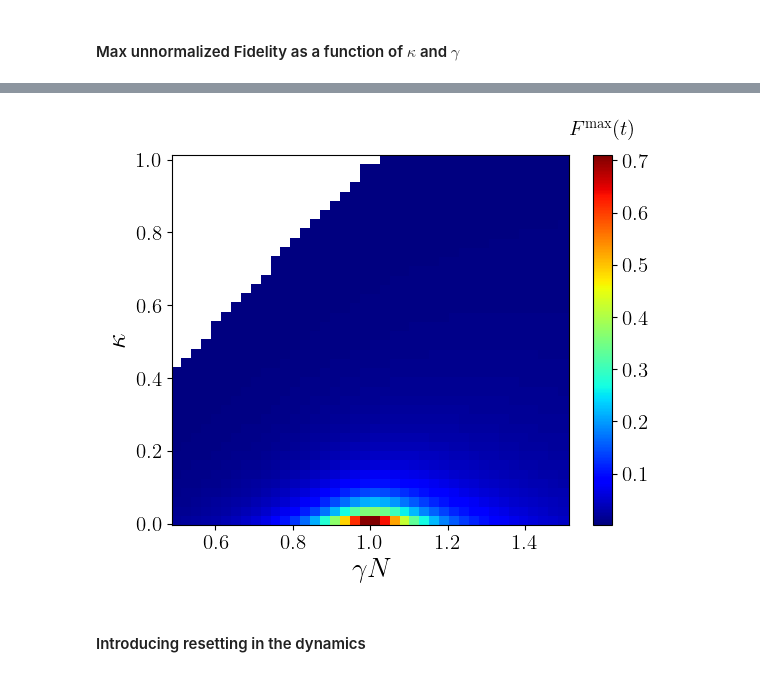
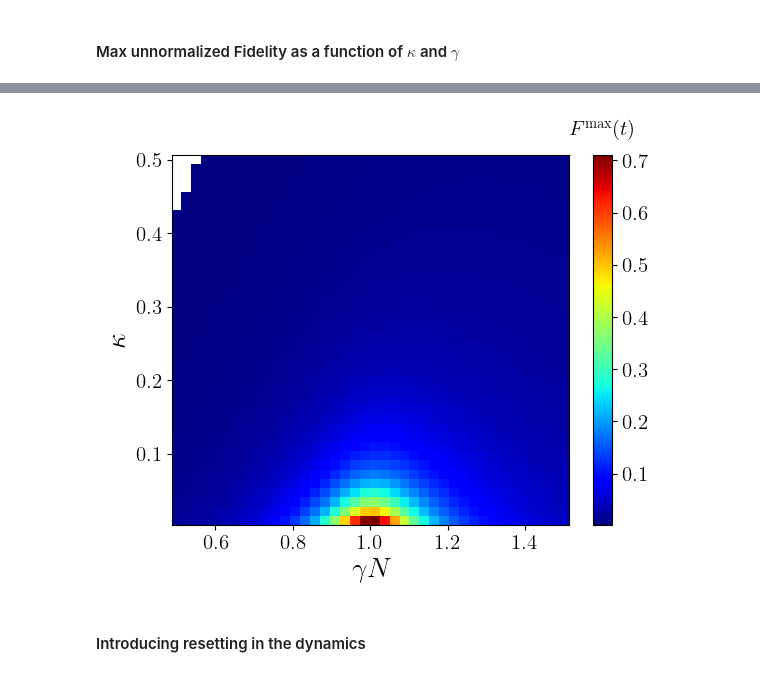
Before and after one commit to sayanr5834/non-Hermitian_QS, a Jupyter notebook: NH_quantum_walker.ipynb, the cells around one changed output, grey strips where cells are left out. Drawn from its saved outputs; the diff is of its cells as text; code cells hidden in the pictures.

```diff
--- a/NH_quantum_walker.ipynb
+++ b/NH_quantum_walker.ipynb
@@ -251,7 +251,7 @@ There is something missing with the theoretical calculations in the neighbourhoo
 # %%
 N = 500
 w  = 10
-kappa = 0.5
+kappa = 0.1
 gamma = [0.5/N,1.0/N,1.5/N,2.0/N]
 
 T = 400
@@ -774,7 +960,7 @@ plt.show()
 # %%
 N = 500
 w  = 10
-kappa = np.linspace(0.01,1,40)
+kappa = np.linspace(0.01,0.5,40)
 gamma = np.linspace(0.5/N,1.5/N,40)
 
 T = 400
@@ -825,7 +1021,7 @@ for i in range(len(kappa)):
 
         Q[i,j] = T_max[i,j]/f_max[i,j]
 # %%
-kappa = np.linspace(0.01,1,40)
+kappa = np.linspace(0.01,0.5,40)
 gamma = np.linspace(0.5/N,1.5/N,40)
 
 x, y = np.meshgrid(gamma*N, kappa)
@@ -885,6 +1081,6 @@ plt.xlabel(r'$\gamma N$',size = 20)
 plt.gcf().canvas.draw()
 
 
-plt.savefig('../Figures/Phase_Diagram/PD_complexity_no_S_t_kappa_0-1.png',bbox_inches = 'tight',dpi =600)
+plt.savefig('../Figures/Presentation/PD_complexity_no_S_t_kappa_0-1.pdf',bbox_inches = 'tight',dpi =600, transparent = True )
 plt.show()
 # %% [output]
@@ -892,7 +1088,7 @@ plt.show()
 # %%
-N = 500
-kappa = np.linspace(0.01,1,40)
-gamma = np.linspace(0.5/N,1.5/N,40)
+#N = 500
+#kappa = np.linspace(0.01,1,40)
+#gamma = np.linspace(0.5/N,1.5/N,40)
 
 x, y = np.meshgrid(gamma*N, kappa)
 
@@ -951,6 +1147,6 @@ plt.xlabel(r'$\gamma N$',size = 20)
 
 plt.gcf().canvas.draw()
 
-plt.savefig('../Figures/Phase_Diagram/PD_fidelity_no_S_t_max_kappa_0-1.png',bbox_inches = 'tight',dpi =600)
+plt.savefig('../Figures/Presentation/PD_fidelity_no_S_t_max_kappa_0-1.pdf',bbox_inches = 'tight',dpi =600, transparent = True)
 plt.show()
 # %% [output]
@@ -958,7 +1154,7 @@ plt.show()
 # %%
-N = 500
-kappa = np.linspace(0.01,1,40)
-gamma = np.linspace(0.5/N,1.5/N,40)
+#N = 500
+#kappa = np.linspace(0.01,1,40)
+#gamma = np.linspace(0.5/N,1.5/N,40)
 
 x, y = np.meshgrid(gamma*N, kappa)
 
@@ -991,35 +1187,35 @@ cbar.ax.set_title(r'$F^{\rm max}(t)$', size = 15,pad = 15)
 #manual_locations = [(1,2),(1,2),(1,2),(1,2),(1,2)]
 
 #for level in CS.collections:
     #for kp,path in reversed(list(enumerate(level.get_paths()))):
         # go in reversed order due to deletions!
 
         # include test for "smallness" of your choice here:
         # I'm using a simple estimation for the diameter based on the
         #    x and y diameter...
         #verts = path.vertices # (N,2)-shape array of contour line coordinates
         #diameter = np.max(verts.max(axis=0) - verts.min(axis=0))
         #print(diameter)
 
         #if diameter < 0.15: # threshold to be refined for your actual dimensions!
             #if remove_next:
                 #del(level.get_paths()[kp])  # no remove() for Path objects:(
             #remove_next = not remove_next  # Toggle the flag
 
 
 
 
 #plt.clabel(CS, inline=True, fontsize=10)
 
 plt.ylabel(r'$\kappa$',size = 20)
 plt.xlabel(r'$\gamma N$',size = 20)
 
 plt.gcf().canvas.draw()
 
-plt.savefig('../Figures/PD_fidelity_max_kappa_0-1.png',bbox_inches = 'tight',dpi =600)
+plt.savefig('../Figures/Presentation/PD_fidelity_max_kappa_0-1.pdf',bbox_inches = 'tight',dpi =600, transparent = True)
 plt.show()
 # %% [output]
-[figure, old version]
+[figure, new version]
 # %% [markdown]
 #### Introducing resetting in the dynamics
 # %%
```
Also changed, not shown: parts of 35 cells of this notebook.
